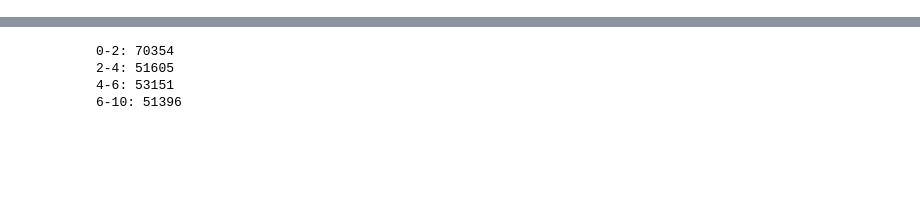
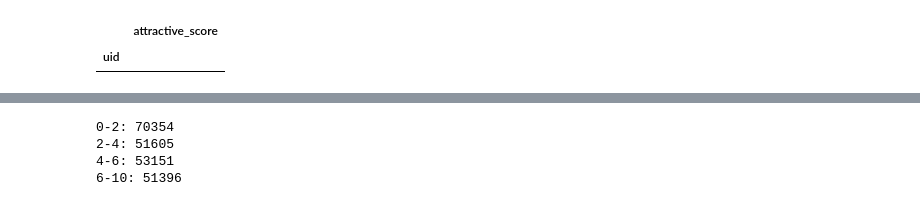
Before and after one commit to wuhaoyujerry/faceRate, a Jupyter notebook: SplitGroup.ipynb, the cells around one changed output, grey strips where cells are left out. Cells and saved outputs as stored; diff of their text form; code cells hidden in the pictures; blank space fills up the shorter version.

```diff
--- a/SplitGroup.ipynb
+++ b/SplitGroup.ipynb
@@ -12,0 +72,8 @@ user_score_dict = dict(zip(userId, userScore))
+# %%
+df = pd.DataFrame(user_vec_dic, columns=['uid', 'attractive_score'])
+df = df.set_index('uid')
+# %%
+df
+# %% [output]
+|  | attractive_score |
+| uid |  |
```
Also changed, not shown: parts of 17 cells of this notebook, 3 other files.
